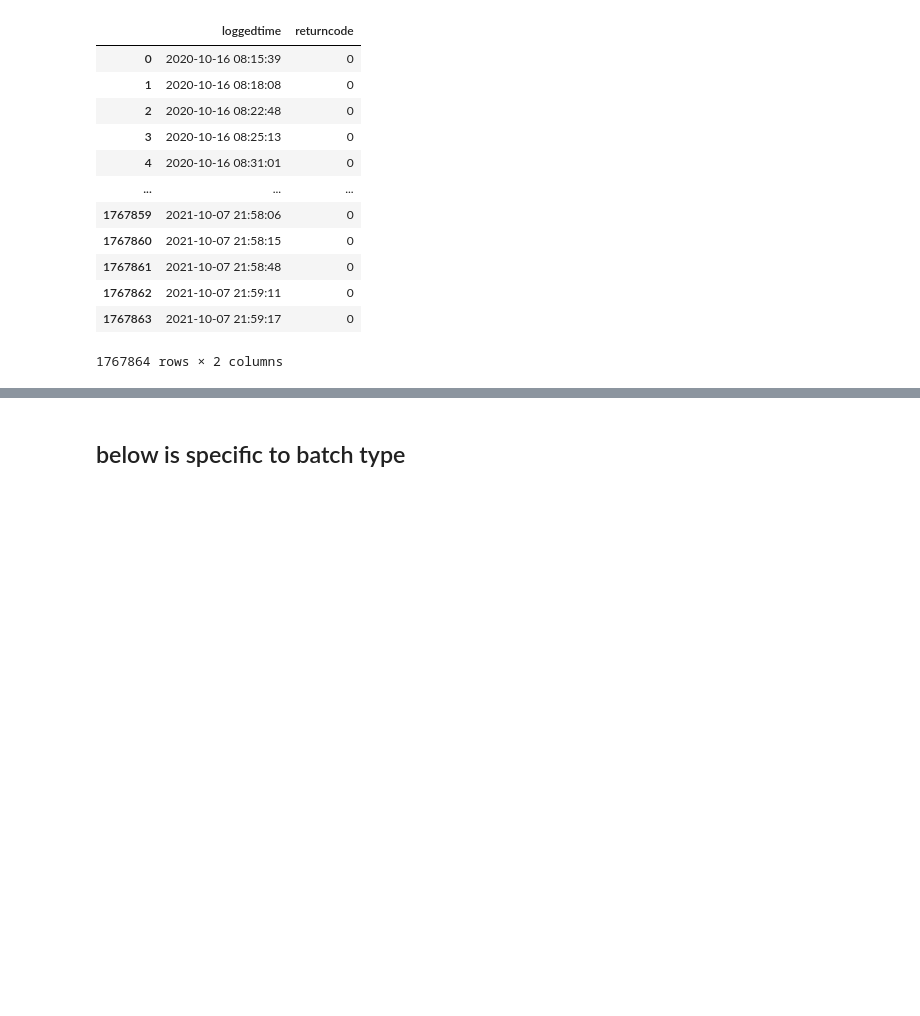
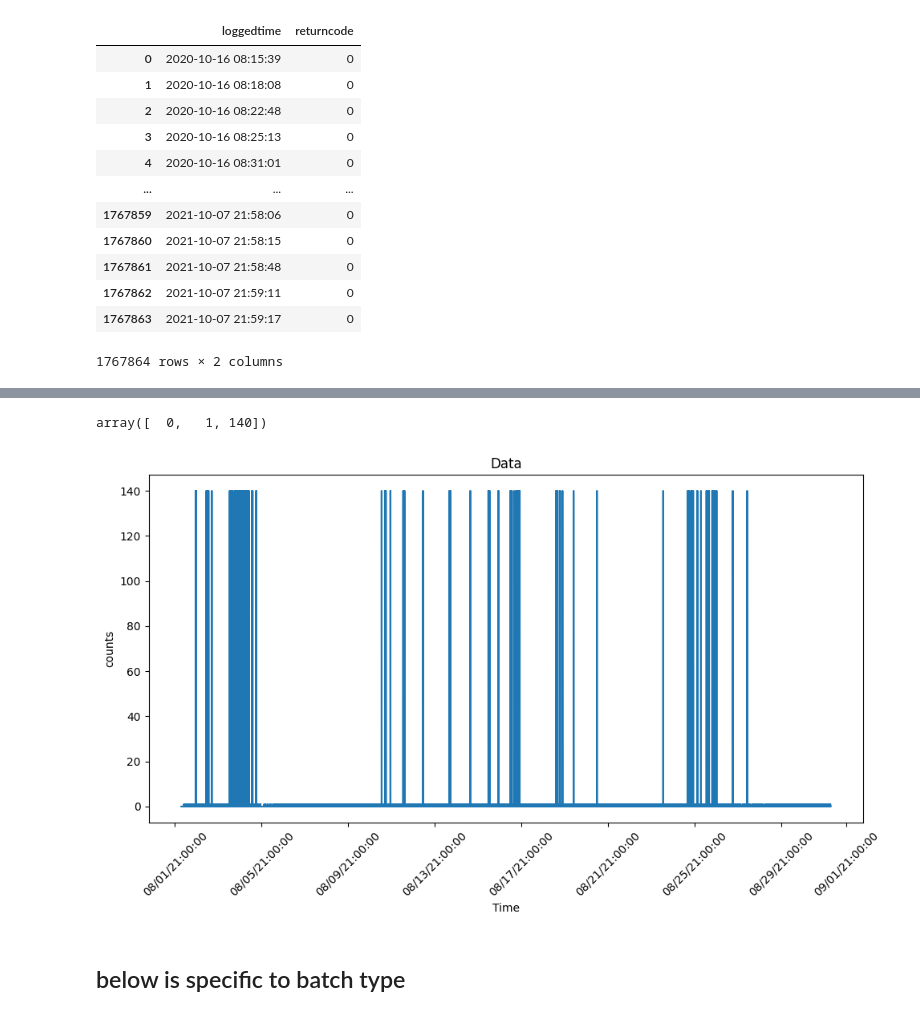
Before and after one commit to nss-data-science-cohort-8/accre-mashed-potatoes, a Jupyter notebook: notebooks/Data Exploration CE5.ipynb, the cells around one changed output, grey strips where cells are left out. Cells and saved outputs as stored; diff of their text form; code cells hidden in the pictures; blank space fills up the shorter version.

```diff
--- a/notebooks/Data Exploration CE5.ipynb
+++ b/notebooks/Data Exploration CE5.ipynb
@@ -113,6 +113,3 @@ ce5log_date_returncode_group_df
 | 1767862 | 2021-10-07 21:59:11 | 0 |
 | 1767863 | 2021-10-07 21:59:17 | 0 |
 1767864 rows × 2 columns
-# %%
-ce5log_date_returncode_group_df['nextRetCode']= ce5log_date_returncode_group_df.returncode.rolling(25).mean()
-ce5log_date_returncode_group_df[ce5log_date_returncode_group_df['nextRetCode'] > 1]
@@ -132,0 +116,4 @@ ce5log_date_returncode_group_df[ce5log_date_returncode_group_df['nextRetCode'] >
+# %%
+ce5log_date_returncode_group_df['date'] = ce5log_date_returncode_group_df['loggedtime'].dt.date
+ce5log_date_returncode_group_df['returncode'] = ce5log_date_returncode_group_df['returncode'].astype('int')
+ce5log_date_returncode_group_df
@@ -132,0 +139,5 @@ ce5log_date_returncode_group_df[ce5log_date_returncode_group_df['nextRetCode'] >
+# %%
+ce5log_date_returncode_group_df['date'] = pd.to_datetime(
+    ce5log_date_returncode_group_df['date']
+)
+ce5log_date_returncode_group_df
@@ -132,0 +158,7 @@ ce5log_date_returncode_group_df[ce5log_date_returncode_group_df['nextRetCode'] >
+# %%
+checkdf = ce5log_date_returncode_group_df[(
+    (ce5log_date_returncode_group_df['loggedtime'] >= '2021-08-01 06:48:00')
+    &
+    (ce5log_date_returncode_group_df['loggedtime'] <= '2021-08-31 06:48:49')
+)]
+checkdf
@@ -133,3 +179,28 @@ ce5log_date_returncode_group_df[ce5log_date_returncode_group_df['nextRetCode'] >
+# %%
+checkdf['returncode'].unique()
+# %% [output]
+array([  0,   1, 140])
+# %%
+import matplotlib.pyplot as plt
+import matplotlib.dates as mdates
+
+
+# Plot the data
+plt.figure(figsize=(10, 6))
+plt.plot(checkdf['loggedtime'], checkdf['returncode'])
+plt.xlabel('Time')
+plt.ylabel('counts')
+plt.title('Data')
+
+# Format the x-axis for hourly data
+plt.gca().xaxis.set_major_formatter(mdates.DateFormatter('%D:%H:%M'))
+#plt.gca().xaxis.set_major_locator(mdates.HourLocator())
+#plt.set_xticks([0,1,140])
+plt.xticks(rotation=45)
+plt.tight_layout()
+plt.show()
+# %% [output]
+[figure, added]
 # %% [markdown]
 ## below is specific to batch type
 # %%
```
Also changed, not shown: parts of 14 cells of this notebook.
